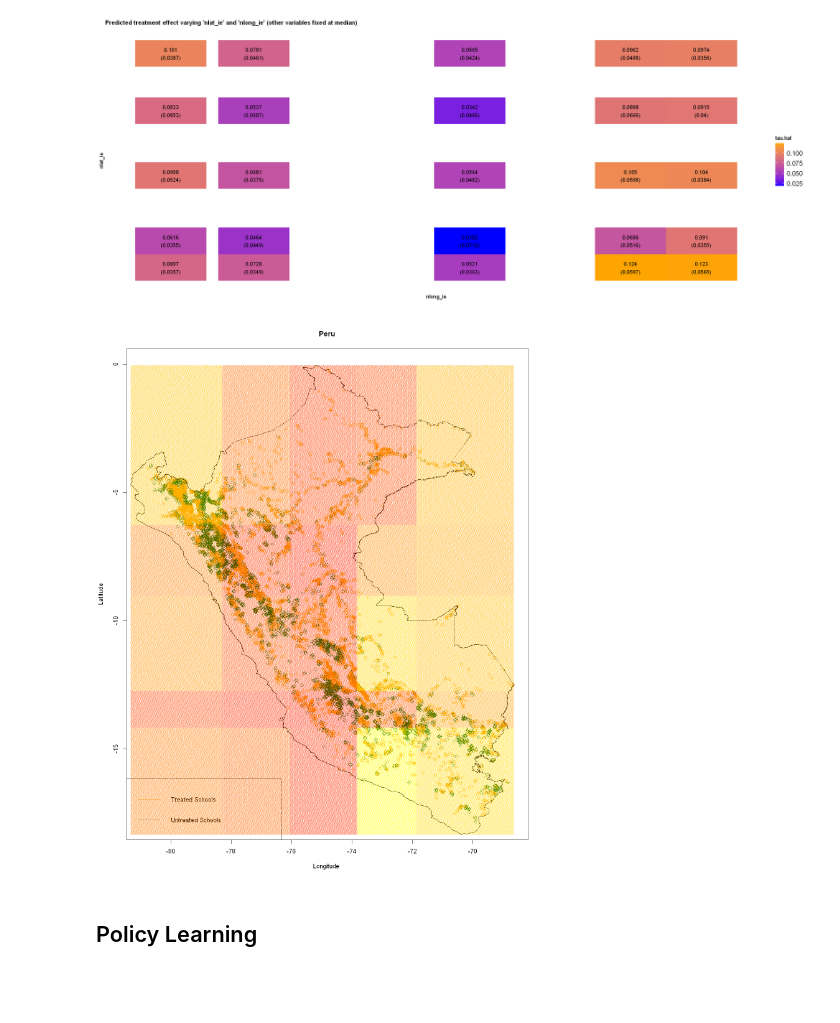
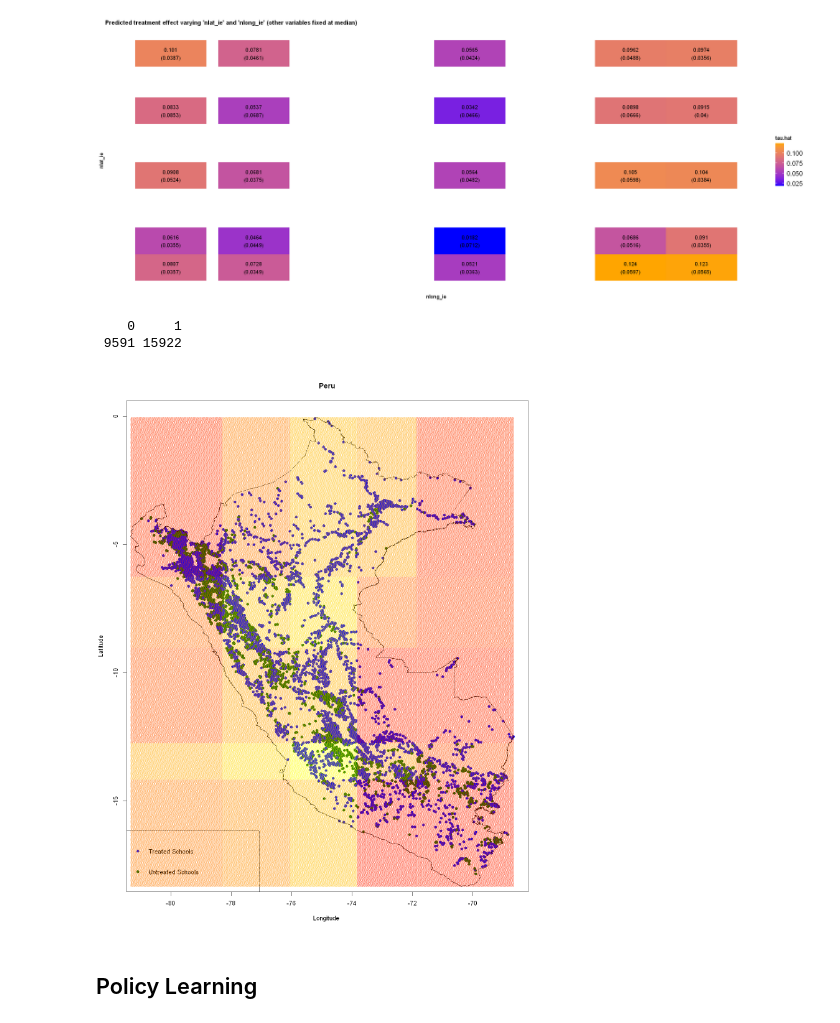
Before and after one commit to alexanderquispe/ECO293, a Jupyter notebook: project/scripts/Teacher_Retention_HTE_final.ipynb, the cells around one changed output. Saved outputs shown, nothing was run; the diff lists cells and outputs as text; code cells hidden in the pictures; blank space fills up the shorter version.

```diff
--- a/project/scripts/Teacher_Retention_HTE_final.ipynb
+++ b/project/scripts/Teacher_Retention_HTE_final.ipynb
@@ -843,39 +843,44 @@ ggplot(df) +
 peru_boundaries <- read.csv('../scripts/Peru_shapefile_adm0/peru_boundaries.csv')
 attach(peru_boundaries)
 attach(data)
+# %%
+table(data$treat12)
+# %% [output]
+    0     1
+ 9591 15922
 # %%
 options(repr.plot.width=12, repr.plot.height=15)
 
-col25 <- rgb(255, 255, 0, maxColorValue = 255)
-col24 <- rgb(255, 220, 0, maxColorValue = 255)
-col23 <- rgb(255, 215, 0, maxColorValue = 255)
-col22 <- rgb(255, 190, 0, maxColorValue = 255)
-col21 <- rgb(255, 195, 0, maxColorValue = 255)
-col20 <- rgb(255, 180, 0, maxColorValue = 255)
-col19 <- rgb(255, 185, 0, maxColorValue = 255)
-col18 <- rgb(255, 170, 0, maxColorValue = 255)
-col17 <- rgb(255, 164, 0, maxColorValue = 255)
-col16 <- rgb(255, 150, 0, maxColorValue = 255)
-col15 <- rgb(255, 145, 0, maxColorValue = 255)
-col14 <- rgb(255, 130, 0, maxColorValue = 255)
+col1 <- rgb(255, 255, 0, maxColorValue = 255)
+col2 <- rgb(255, 220, 0, maxColorValue = 255)
+col3 <- rgb(255, 215, 0, maxColorValue = 255)
+col4 <- rgb(255, 190, 0, maxColorValue = 255)
+col5 <- rgb(255, 195, 0, maxColorValue = 255)
+col6 <- rgb(255, 180, 0, maxColorValue = 255)
+col7 <- rgb(255, 185, 0, maxColorValue = 255)
+col8 <- rgb(255, 170, 0, maxColorValue = 255)
+col9 <- rgb(255, 164, 0, maxColorValue = 255)
+col10 <- rgb(255, 150, 0, maxColorValue = 255)
+col11 <- rgb(255, 145, 0, maxColorValue = 255)
+col12 <- rgb(255, 130, 0, maxColorValue = 255)
 col13 <- rgb(255, 125, 0, maxColorValue = 255)
-col12 <- rgb(255, 110, 0, maxColorValue = 255)
-col11 <- rgb(255, 105, 0, maxColorValue = 255)
-col10 <- rgb(255, 90, 0, maxColorValue = 255)
-col9 <- rgb(255, 80, 0, maxColorValue = 255)
-col8 <- rgb(255, 70, 0, maxColorValue = 255)
-col7 <- rgb(255, 65, 0, maxColorValue = 255)
-col6 <- rgb(255, 60, 0, maxColorValue = 255)
-col5 <- rgb(255, 55, 0, maxColorValue = 255)
-col4 <- rgb(255, 50, 0, maxColorValue = 255)
-col3 <- rgb(255, 45, 0, maxColorValue = 255)
-col2 <- rgb(255, 40, 0, maxColorValue = 255)
-col1 <- rgb(255, 35, 0, maxColorValue = 255)
+col14 <- rgb(255, 110, 0, maxColorValue = 255)
+col15 <- rgb(255, 105, 0, maxColorValue = 255)
+col16 <- rgb(255, 90, 0, maxColorValue = 255)
+col17 <- rgb(255, 80, 0, maxColorValue = 255)
+col18 <- rgb(255, 70, 0, maxColorValue = 255)
+col19 <- rgb(255, 65, 0, maxColorValue = 255)
+col20 <- rgb(255, 60, 0, maxColorValue = 255)
+col21 <- rgb(255, 55, 0, maxColorValue = 255)
+col22 <- rgb(255, 50, 0, maxColorValue = 255)
+col23 <- rgb(255, 45, 0, maxColorValue = 255)
+col24 <- rgb(255, 40, 0, maxColorValue = 255)
+col25 <- rgb(255, 35, 0, maxColorValue = 255)
 
 plot(nlong_ie, nlat_ie, main="Peru",
-   xlab="Longitude ", ylab="Latitude", pch=ifelse(W, 21, 23), col=ifelse(W, "orange", "darkgreen"))
+   xlab="Longitude ", ylab="Latitude", pch=ifelse(W, 16, 16), col=ifelse(W, "blue", "darkgreen"))
 legend("bottomleft", legend=c("Treated Schools", "Untreated Schools"),
-       col=c("orange", "darkgreen"), lty=1:2, cex=1)
+       col= c("blue", "darkgreen"), pch=16)
 lines(longitude, latitude, main="Peru",
    xlab="Longitude ", ylab="Latitude", pch=1, , col = "black")
 
@@ -883,34 +888,34 @@ lines(longitude, latitude, main="Peru",
 rect(-81.3282305, -18.3501167, -78.28714, -14.173208, density = 120, angle = 45, col = col13, border = NA)
 rect(-81.3282305, -14.173208, -78.28714, -12.74141, density = 120, angle = 45, col = col8, border = NA)
 rect(-81.3282305, -12.74141, -78.28714, -9.02429 , density = 120, angle = 45, col = col16, border = NA)
 rect(-81.3282305, -9.02429, -78.28714, -6.25722, density = 120, angle = 45, col = col14, border = NA)
 rect(-81.3282305, -6.25722, -78.28714, -0.0392818, density = 120, angle = 45, col = col21, border = NA)
 
 rect(-78.28714, -18.3501167, -76.049, -14.173208, density = 120, angle = 45, col = col11, border = NA)
 rect(-78.28714, -14.173208, -76.049, -12.74141, density = 120, angle = 45, col = col3, border = NA)
 rect(-78.28714, -12.74141, -76.049, -9.02429 , density = 120, angle = 45, col = col9, border = NA)
 rect(-78.28714, -9.02429, -76.049, -6.25722, density = 120, angle = 45, col = col5, border = NA)
 rect(-78.28714, -6.25722, -76.049, -0.0392818, density = 120, angle = 45, col = col12, border = NA)
 
 rect(-76.049, -18.3501167, -73.82824, -14.173208, density = 120, angle = 45, col = col4, border = NA)
 rect(-76.049, -14.173208, -73.82824, -12.74141, density = 120, angle = 45, col = col1, border = NA)
 rect(-76.049, -12.74141, -73.82824, -9.02429, density = 120, angle = 45, col = col6, border = NA)
 rect(-76.049, -9.02429, -73.82824, -6.25722, density = 120, angle = 45, col = col2, border = NA)
 rect(-76.049, -6.25722, -73.82824, -0.0392818, density = 120, angle = 45, col = col7, border = NA)
 
 rect(-73.82824, -18.3501167, -71.8658, -14.173208, density = 120, angle = 45, col = col25, border = NA)
 rect(-73.82824, -14.173208, -71.8658, -12.74141, density = 120, angle = 45, col = col10, border = NA)
 rect(-73.82824, -12.74141, -71.8658, -9.02429, density = 120, angle = 45, col = col23, border = NA)
 rect(-73.82824, -9.02429, -71.8658, -6.25722, density = 120, angle = 45, col = col15, border = NA)
 rect(-73.82824, -6.25722, -71.8658, -0.0392818, density = 120, angle = 45, col = col9, border = NA)
 
 rect(-71.8658, -18.3501167, -68.6519906, -14.173208, density = 120, angle = 45, col = col24, border = NA)
 rect(-71.8658, -14.173208, -68.6519906, -12.74141, density = 120, angle = 45, col = col17, border = NA)
 rect(-71.8658, -12.74141, -68.6519906, -9.02429 , density = 120, angle = 45, col = col22, border = NA)
 rect(-71.8658, -9.02429, -68.6519906, -6.25722, density = 120, angle = 45, col = col18, border = NA)
 rect(-71.8658, -6.25722, -68.6519906, -0.0392818, density = 120, angle = 45, col = col20, border = NA)
 # %% [output]
-[figure, old version]
+[figure, new version]
 # %% [markdown]
 ## Policy Learning
 # %%
```
Also changed, not shown: 1 other file.
